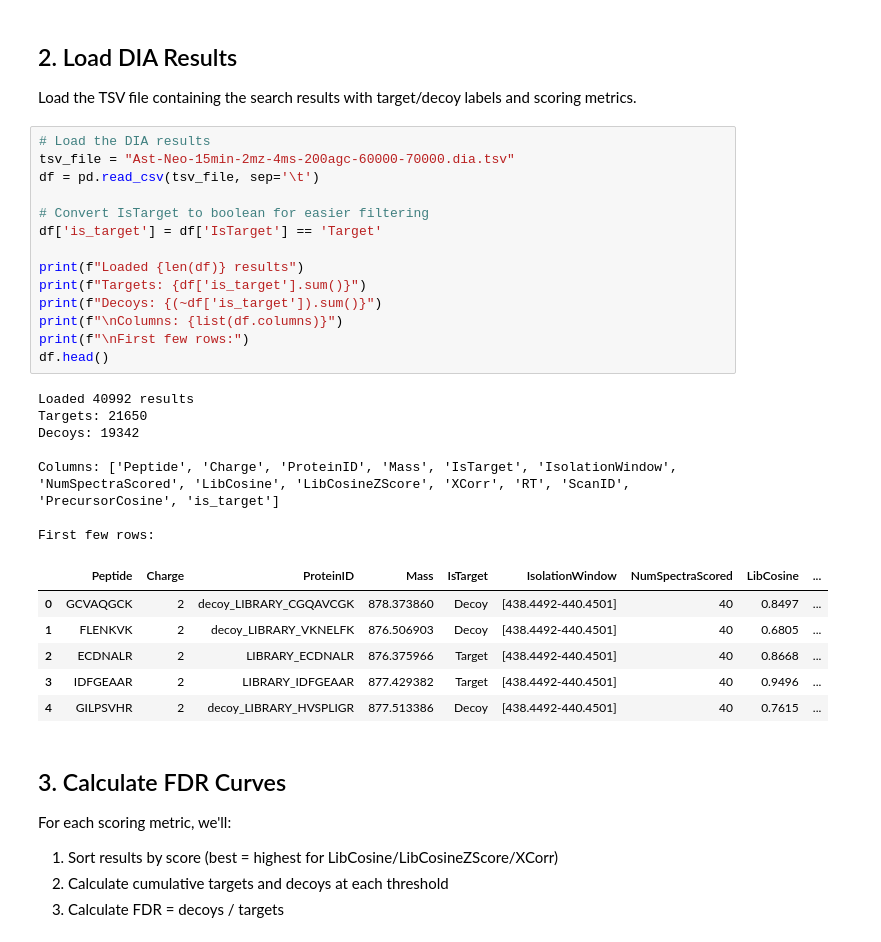
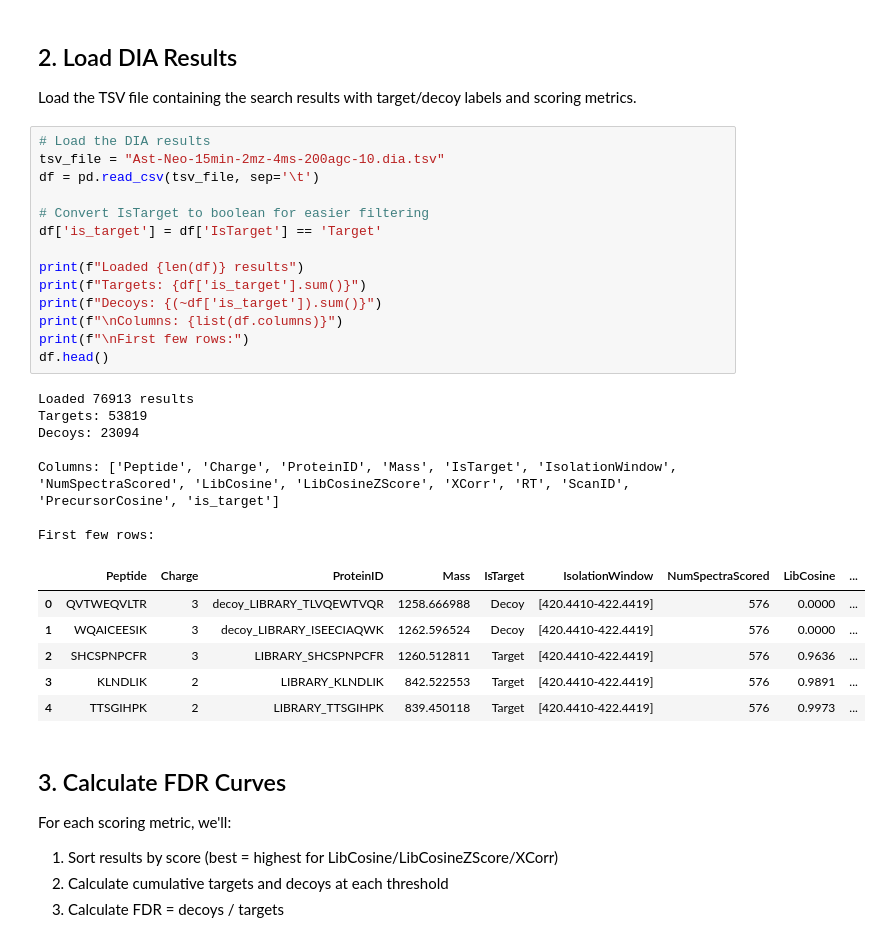
Before and after one commit to maccoss/pyXcorrDIA, a Jupyter notebook: DIA_FDR_Analysis.ipynb, the cells around one changed output. Saved outputs shown, nothing was run; the diff lists cells and outputs as text.

```diff
--- a/DIA_FDR_Analysis.ipynb
+++ b/DIA_FDR_Analysis.ipynb
@@ -29,32 +29,32 @@ Libraries imported successfully!
 Load the TSV file containing the search results with target/decoy labels and scoring metrics.
 # %%
 # Load the DIA results
-tsv_file = "Ast-Neo-15min-2mz-4ms-200agc-60000-70000.dia.tsv"
+tsv_file = "Ast-Neo-15min-2mz-4ms-200agc-10.dia.tsv"
 df = pd.read_csv(tsv_file, sep='\t')
 
 # Convert IsTarget to boolean for easier filtering
 df['is_target'] = df['IsTarget'] == 'Target'
 
 print(f"Loaded {len(df)} results")
 print(f"Targets: {df['is_target'].sum()}")
 print(f"Decoys: {(~df['is_target']).sum()}")
 print(f"\nColumns: {list(df.columns)}")
 print(f"\nFirst few rows:")
 df.head()
 # %% [output]
-Loaded 40992 results
-Targets: 21650
-Decoys: 19342
+Loaded 76913 results
+Targets: 53819
+Decoys: 23094
 
 Columns: ['Peptide', 'Charge', 'ProteinID', 'Mass', 'IsTarget', 'IsolationWindow', 'NumSpectraScored', 'LibCosine', 'LibCosineZScore', 'XCorr', 'RT', 'ScanID', 'PrecursorCosine', 'is_target']
 
 First few rows:
 |  | Peptide | Charge | ProteinID | Mass | IsTarget | IsolationWindow | NumSpectraScored | LibCosine | ... |
-| 0 | GCVAQGCK | 2 | decoy_LIBRARY_CGQAVCGK | 878.373860 | Decoy | [438.4492-440.4501] | 40 | 0.8497 | ... |
-| 1 | FLENKVK | 2 | decoy_LIBRARY_VKNELFK | 876.506903 | Decoy | [438.4492-440.4501] | 40 | 0.6805 | ... |
-| 2 | ECDNALR | 2 | LIBRARY_ECDNALR | 876.375966 | Target | [438.4492-440.4501] | 40 | 0.8668 | ... |
-| 3 | IDFGEAAR | 2 | LIBRARY_IDFGEAAR | 877.429382 | Target | [438.4492-440.4501] | 40 | 0.9496 | ... |
-| 4 | GILPSVHR | 2 | decoy_LIBRARY_HVSPLIGR | 877.513386 | Decoy | [438.4492-440.4501] | 40 | 0.7615 | ... |
+| 0 | QVTWEQVLTR | 3 | decoy_LIBRARY_TLVQEWTVQR | 1258.666988 | Decoy | [420.4410-422.4419] | 576 | 0.0000 | ... |
+| 1 | WQAICEESIK | 3 | decoy_LIBRARY_ISEECIAQWK | 1262.596524 | Decoy | [420.4410-422.4419] | 576 | 0.0000 | ... |
+| 2 | SHCSPNPCFR | 3 | LIBRARY_SHCSPNPCFR | 1260.512811 | Target | [420.4410-422.4419] | 576 | 0.9636 | ... |
+| 3 | KLNDLIK | 2 | LIBRARY_KLNDLIK | 842.522553 | Target | [420.4410-422.4419] | 576 | 0.9891 | ... |
+| 4 | TTSGIHPK | 2 | LIBRARY_TTSGIHPK | 839.450118 | Target | [420.4410-422.4419] | 576 | 0.9973 | ... |
 # %% [markdown]
 ## 3. Calculate FDR Curves
 
```
Also changed, not shown: parts of 8 cells of this notebook, 13 other files.
